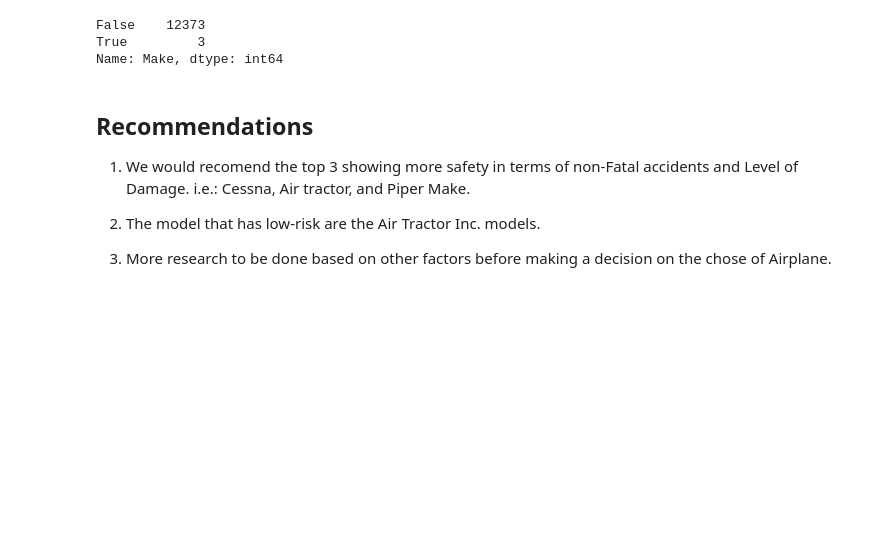
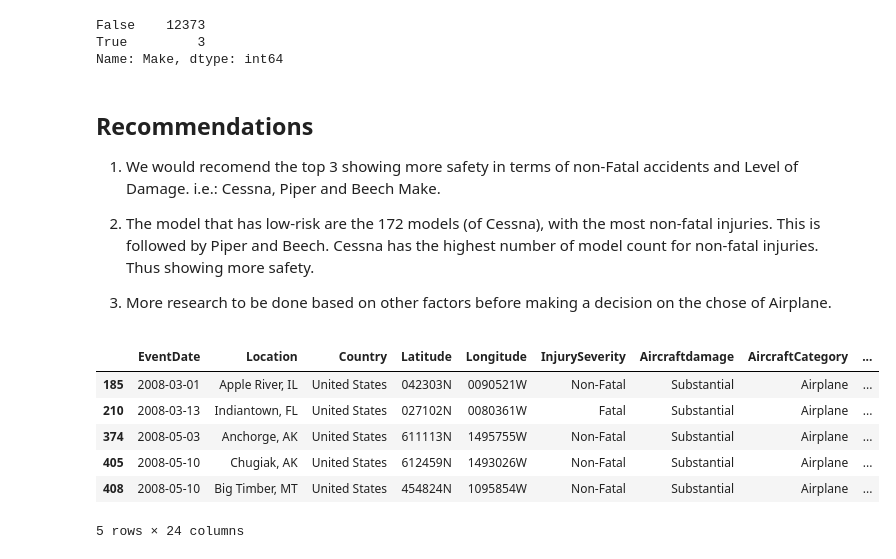
Before and after one commit to mercy-gh/Phase1Project, a Jupyter notebook: index.ipynb, the cells around one changed output. Saved outputs shown, nothing was run; the diff lists cells and outputs as text; code cells hidden in the pictures; blank space fills up the shorter version.

```diff
--- a/index.ipynb
+++ b/index.ipynb
@@ -916,7 +916,18 @@ Name: Make, dtype: int64
 # %% [markdown]
 
 ## Recommendations
-1. We would recomend the top 3 showing more safety in terms of non-Fatal accidents and Level of Damage. i.e.: Cessna, Air tractor, and Piper Make.
+1. We would recomend the top 3 showing more safety in terms of non-Fatal accidents and Level of Damage. i.e.: Cessna, Piper and Beech Make.
 
-2. The model that has low-risk are the Air Tractor Inc. models.
+2. The model that has low-risk are the 172 models (of Cessna), with the most non-fatal injuries. This is followed by Piper and Beech.
+Cessna has the highest number of model count for non-fatal injuries. Thus showing more safety.
 3. More research to be done based on other factors before making a decision on the chose of Airplane.
+# %%
+clean_aircraft_df.loc[clean_aircraft_df['Model'] == '172'].head()
+# %% [output]
+|  | EventDate | Location | Country | Latitude | Longitude | InjurySeverity | Aircraftdamage | AircraftCategory | ... |
+| 185 | 2008-03-01 | Apple River, IL | United States | 042303N | 0090521W | Non-Fatal | Substantial | Airplane | ... |
+| 210 | 2008-03-13 | Indiantown, FL | United States | 027102N | 0080361W | Fatal | Substantial | Airplane | ... |
+| 374 | 2008-05-03 | Anchorge, AK | United States | 611113N | 1495755W | Non-Fatal | Substantial | Airplane | ... |
+| 405 | 2008-05-10 | Chugiak, AK | United States | 612459N | 1493026W | Non-Fatal | Substantial | Airplane | ... |
+| 408 | 2008-05-10 | Big Timber, MT | United States | 454824N | 1095854W | Non-Fatal | Substantial | Airplane | ... |
+5 rows × 24 columns
```
Also changed, not shown: parts of 7 cells of this notebook, 5 other files.
